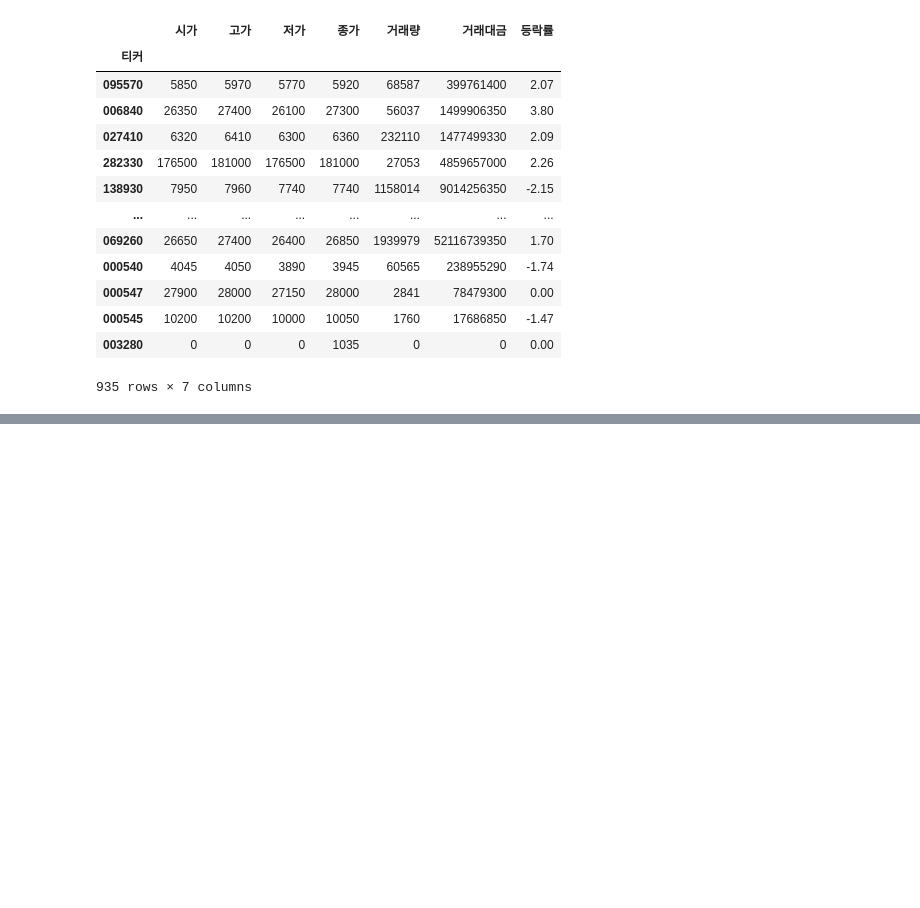
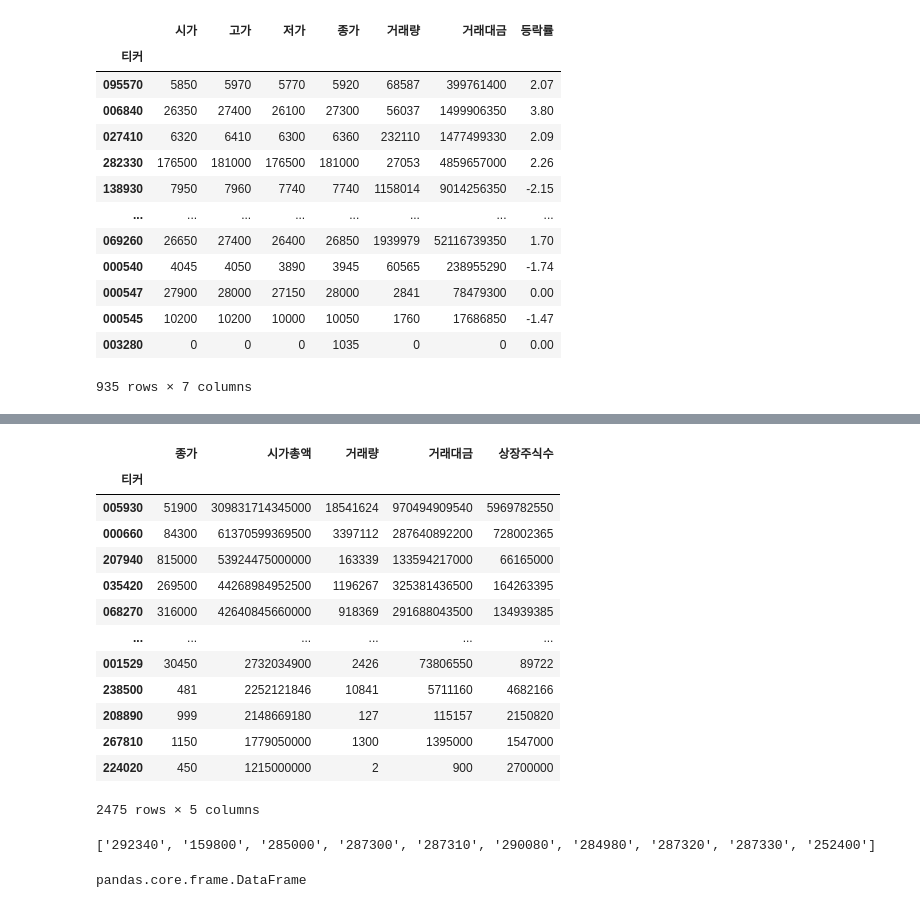
Before and after one commit to rivernine/indexduck, a Jupyter notebook: pykrx/stocksinsite.ipynb, the cells around one changed output, grey strips where cells are left out. Cells and saved outputs as stored; diff of their text form; code cells hidden in the pictures; blank space fills up the shorter version.

```diff
--- a/pykrx/stocksinsite.ipynb
+++ b/pykrx/stocksinsite.ipynb
@@ -42,0 +124,27 @@ df
+# %%
+# 종목별 시가총액 조회
+# input : 날짜
+df = stock.get_market_cap_by_ticker("20200625")
+df
+# %% [output]
+|  | 종가 | 시가총액 | 거래량 | 거래대금 | 상장주식수 |
+| 티커 |  |  |  |  |  |
+| 005930 | 51900 | 309831714345000 | 18541624 | 970494909540 | 5969782550 |
+| 000660 | 84300 | 61370599369500 | 3397112 | 287640892200 | 728002365 |
+| 207940 | 815000 | 53924475000000 | 163339 | 133594217000 | 66165000 |
+| 035420 | 269500 | 44268984952500 | 1196267 | 325381436500 | 164263395 |
+| 068270 | 316000 | 42640845660000 | 918369 | 291688043500 | 134939385 |
+| ... | ... | ... | ... | ... | ... |
+| 001529 | 30450 | 2732034900 | 2426 | 73806550 | 89722 |
+| 238500 | 481 | 2252121846 | 10841 | 5711160 | 4682166 |
+| 208890 | 999 | 2148669180 | 127 | 115157 | 2150820 |
+| 267810 | 1150 | 1779050000 | 1300 | 1395000 | 1547000 |
+| 224020 | 450 | 1215000000 | 2 | 900 | 2700000 |
+2475 rows × 5 columns
+# %%
+# ETF티커 조회
+# input : 날짜
+tickers = stock.get_etf_ticker_list("20200717")
+print(tickers[:10])
+# %% [output]
+['292340', '159800', '285000', '287300', '287310', '290080', '284980', '287320', '287330', '252400']
@@ -42,0 +157,9 @@ df
+# %%
+# 일자별 ETF OHLCV 조회
+# input : 시작날짜, 종료날짜, 종목
+#   - d/m/y
+df = stock.get_etf_ohlcv_by_date("20210104", "20210108", "292340")
+type(df)
+# print(df.head())
+# %% [output]
+pandas.core.frame.DataFrame
```
Also changed, not shown: parts of 15 cells of this notebook, 1 other file.
